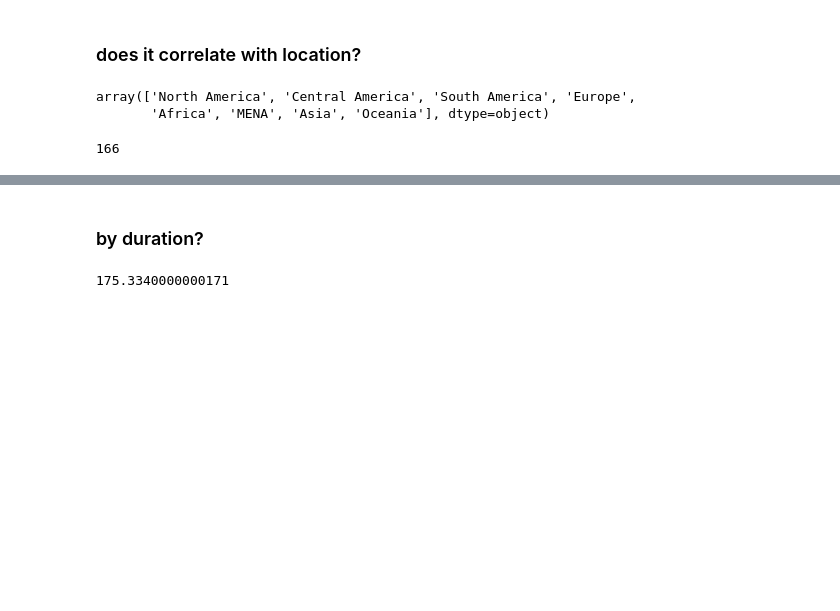
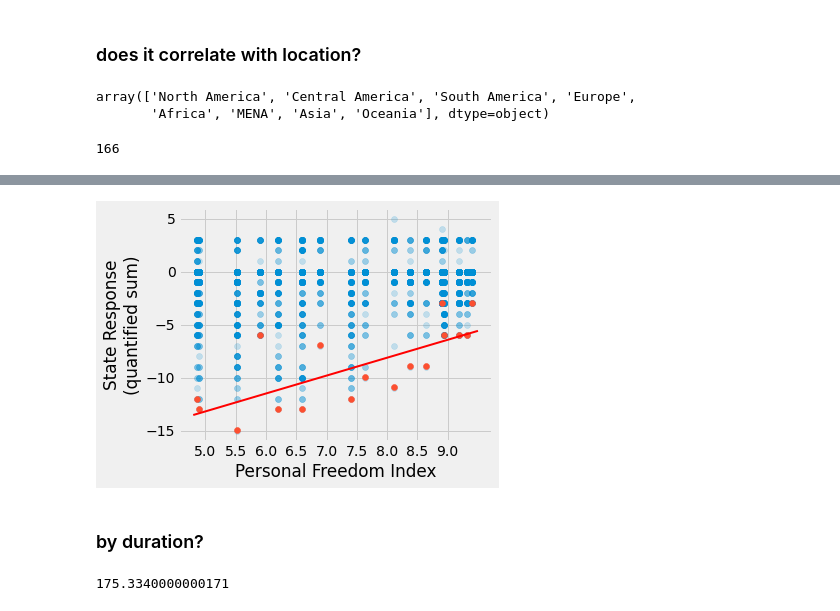
Before and after one commit to graceshaoy/119midterm-Mass-Mobilization, a Jupyter notebook: analyze_data.ipynb, the cells around one changed output, grey strips where cells are left out. Saved outputs shown, nothing was run; the diff lists cells and outputs as text; code cells hidden in the pictures; blank space fills up the shorter version.

```diff
--- a/analyze_data.ipynb
+++ b/analyze_data.ipynb
@@ -97,0 +131,4 @@ Text(0.5, 1.0, '')
+# %%
+freedom = pd.read_csv('countryfreedom.csv')
+mm_freedom = pd.merge(mm_topcountries, freedom, on = 'country', how = 'left')
+mm_freedom = mm_freedom[['country','region','stateresponse_sum','country','persFreedom']]
@@ -97,0 +144,7 @@ Text(0.5, 1.0, '')
+# %%
+freeminy = []
+freeminx = []
+for v in mm_freedom.persFreedom.unique():
+    va = v
+    freeminx.append(va)
+    freeminy.append(mm_freedom.query('persFreedom == @va').quantile(.0001).stateresponse_sum)
@@ -98,3 +167,15 @@ Text(0.5, 1.0, '')
+# %%
+plt.figure(figsize = [5,4])
+plt.scatter(mm_freedom.persFreedom, mm_freedom.stateresponse_sum, alpha = .2)
+plt.scatter(freeminx, freeminy)
+freelims = np.array([4.8,9.5])
+plt.xticks(np.arange(5,9.5,.5))
+plt.plot(freelims, freelims*mfree + bfree, c = 'red', lw = 2)
+plt.xlabel('Personal Freedom Index')
+plt.ylabel('State Response\n(quantified sum)')
+plt.savefig("freedom", dpi=400, bbox_inches = 'tight')
+# %% [output]
+[figure, added]
 # %% [markdown]
 ### by duration?
 # %%
```
Also changed, not shown: parts of 33 cells of this notebook.
